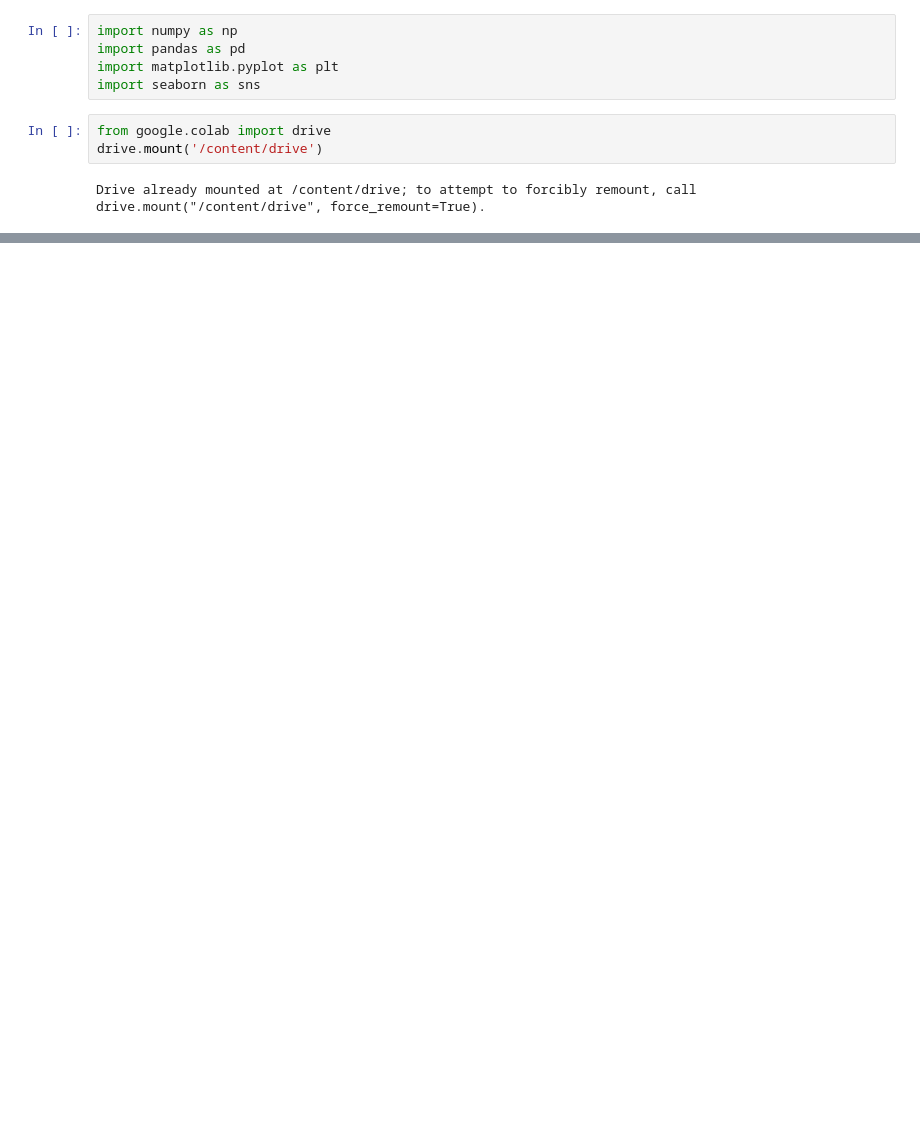
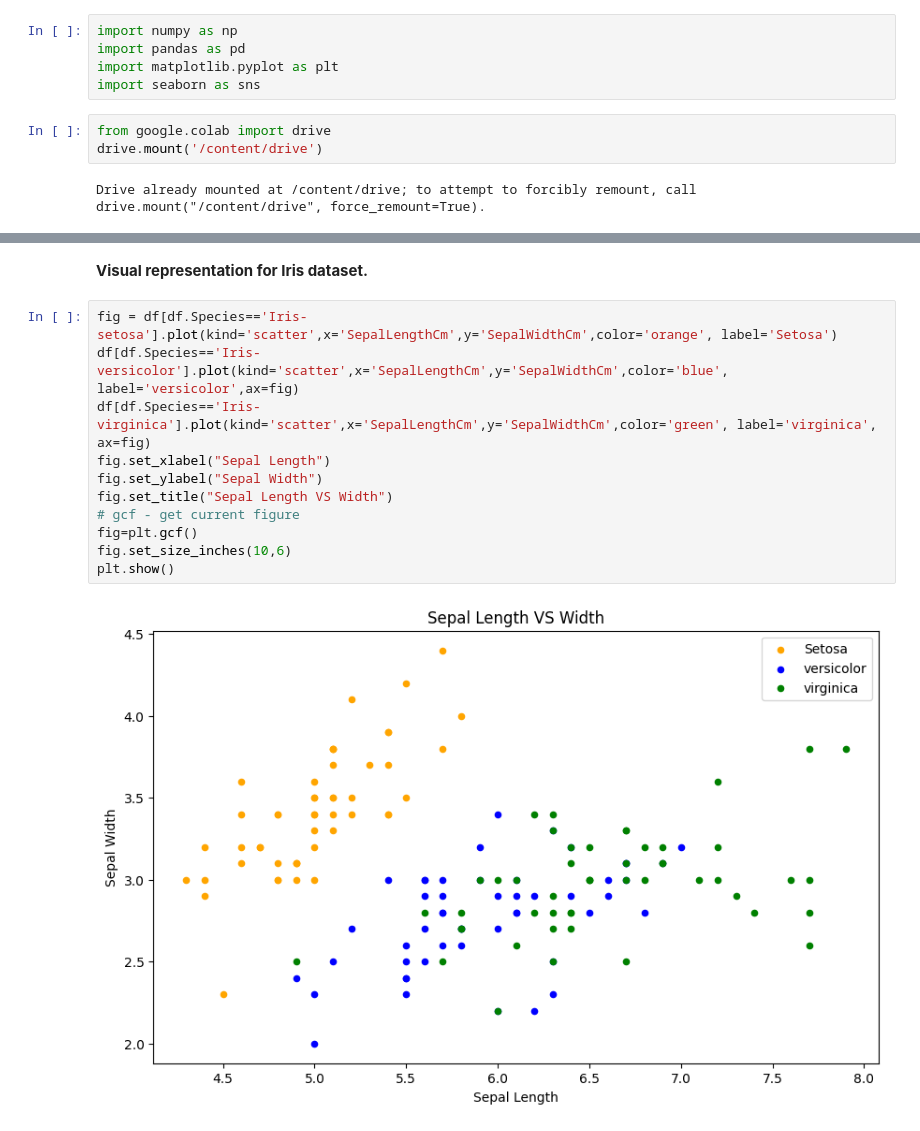
Before and after one commit to Enkhamgalan1230/CO559-ML-DL-Group-project, a Jupyter notebook: GroupProj.ipynb, the cells around one changed output, grey strips where cells are left out. Drawn from its saved outputs; the diff is of its cells as text; blank space fills up the shorter version.

Commit message:
Sampled the Dataset and made visualisation on petal ad sepal sizes

```diff
--- a/GroupProj.ipynb
+++ b/GroupProj.ipynb
@@ -43,0 +65,15 @@ df.head()
+# %% [markdown]
+**Visual representation for Iris dataset.**
+# %%
+fig = df[df.Species=='Iris-setosa'].plot(kind='scatter',x='SepalLengthCm',y='SepalWidthCm',color='orange', label='Setosa')
+df[df.Species=='Iris-versicolor'].plot(kind='scatter',x='SepalLengthCm',y='SepalWidthCm',color='blue', label='versicolor',ax=fig)
+df[df.Species=='Iris-virginica'].plot(kind='scatter',x='SepalLengthCm',y='SepalWidthCm',color='green', label='virginica', ax=fig)
+fig.set_xlabel("Sepal Length")
+fig.set_ylabel("Sepal Width")
+fig.set_title("Sepal Length VS Width")
+# gcf - get current figure
+fig=plt.gcf()
+fig.set_size_inches(10,6)
+plt.show()
+# %% [output]
+[figure, added]
```
Also changed, not shown: parts of 5 cells of this notebook.
